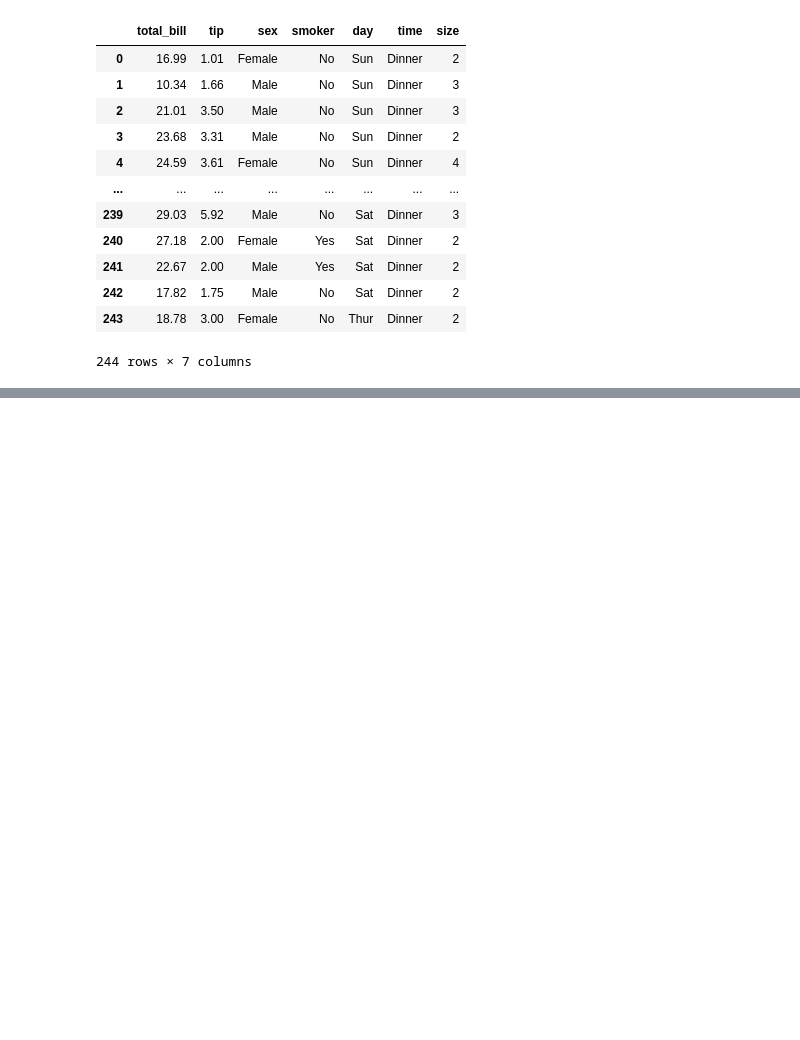
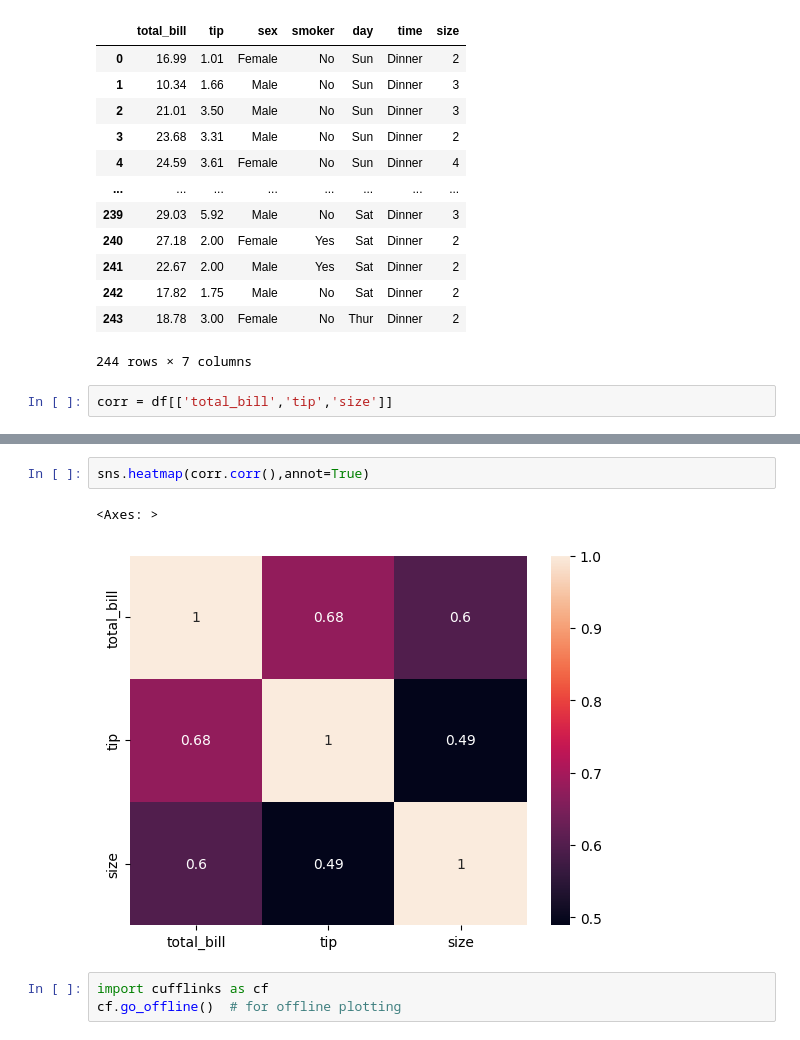
Before and after one commit to shivam-kumar3/Complete-Machine-Learning-NLP-Bootcamp-MLOPS-Deployment, a Jupyter notebook: Section 11 - Data Analysis/Data_Visual.ipynb, the cells around one changed output, grey strips where cells are left out. Saved outputs shown, nothing was run; the diff lists cells and outputs as text; blank space fills up the shorter version.

```diff
--- a/Section 11 - Data Analysis/Data_Visual.ipynb
+++ b/Section 11 - Data Analysis/Data_Visual.ipynb
@@ -147,3 +147,5 @@ df
 | 242 | 17.82 | 1.75 | Male | No | Sat | Dinner | 2 |
 | 243 | 18.78 | 3.00 | Female | No | Thur | Dinner | 2 |
 244 rows × 7 columns
+# %%
+corr = df[['total_bill','tip','size']]
@@ -149,0 +159,8 @@ df
+# %%
+sns.heatmap(corr.corr(),annot=True)
+# %% [output]
+<Axes: >
+[figure, added]
+# %%
+import cufflinks as cf
+cf.go_offline()  # for offline plotting
```
Also changed, not shown: parts of 2 cells of this notebook.
